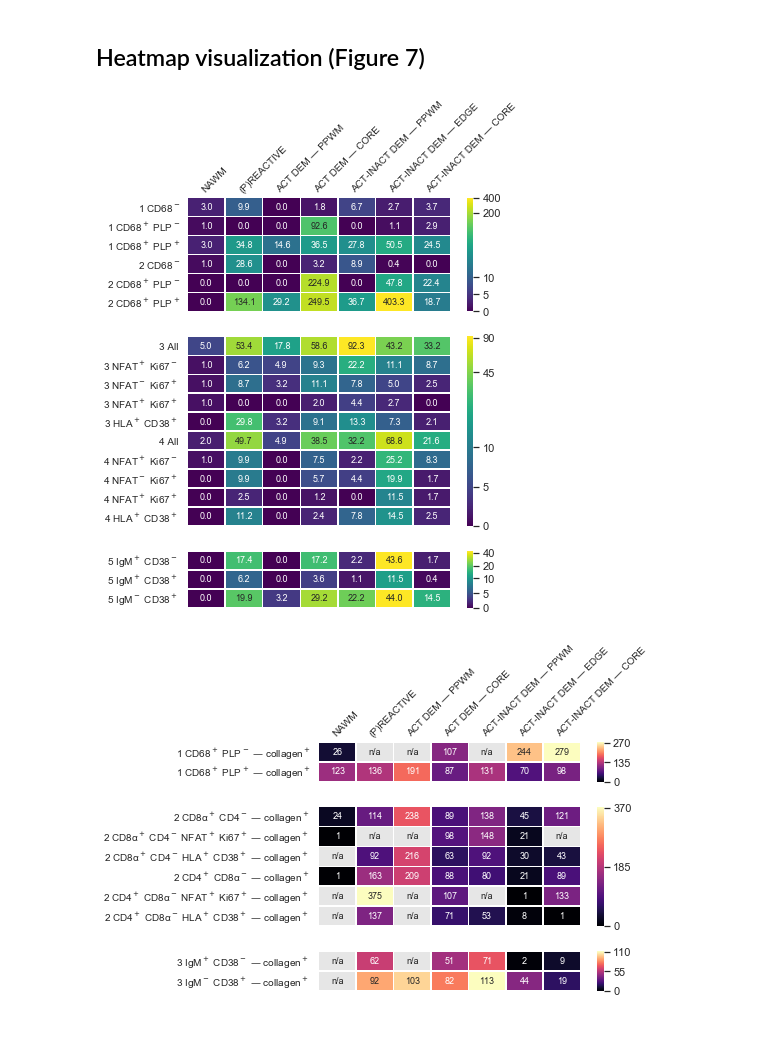
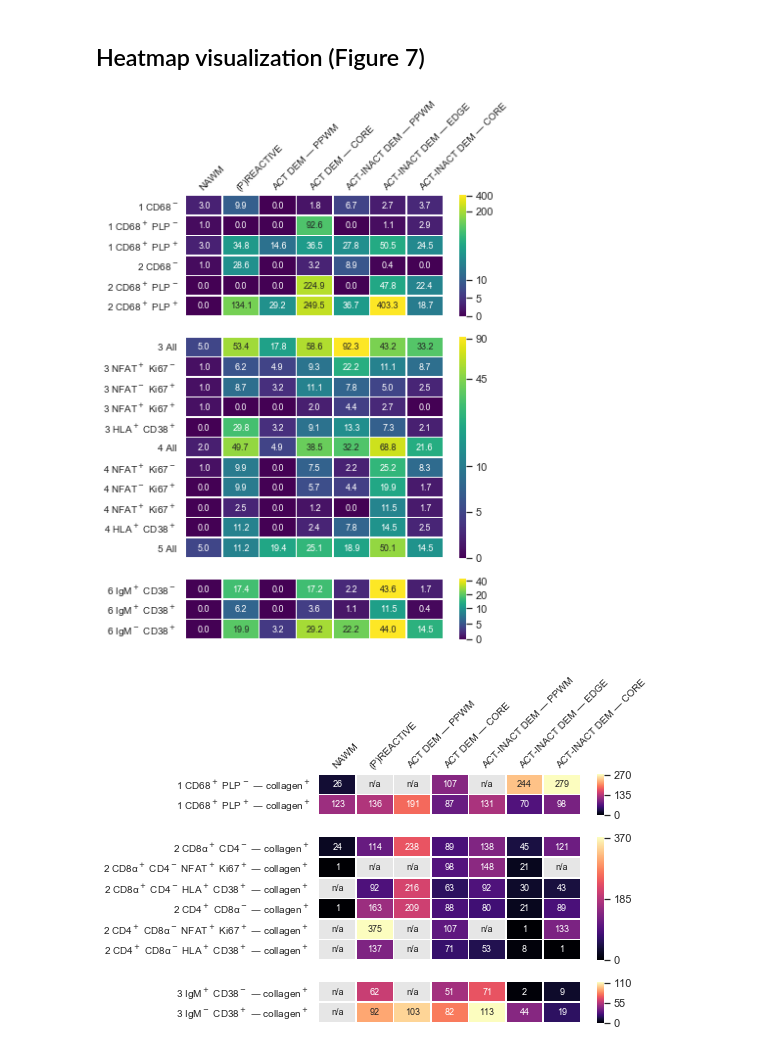
Before and after one commit to STTARR/multiple-sclerosis-imc-analysis, a Jupyter notebook: ms-lesions.ipynb, the cells around one changed output. Drawn from its saved outputs; the diff is of its cells as text; code cells hidden in the pictures.

Commit message:
Updated notebook with export for T-cell PHATE/etc. data

```diff
--- a/ms-lesions.ipynb
+++ b/ms-lesions.ipynb
@@ -441,11 +473,13 @@ output_class_map = {
         "4 NFAT$^+$ Ki67$^-$": ['Activated CD4+','Prolif. & Activ. CD4+'],
         "4 NFAT$^-$ Ki67$^+$": ['Proliferating CD4+', 'Prolif. & Activ. CD4+'],
         "4 NFAT$^+$ Ki67$^+$": ['Prolif. & Activ. CD4+'],
+
+        "5 All": ["Unclassified T Cells"],
     },
     "B Cells": {
-        "5 IgM$^+$ CD38$^-$": ['Naive B Cells'],
-        "5 IgM$^+$ CD38$^+$": ['IgM Memory B Cells'],
-        "5 IgM$^-$ CD38$^+$": ['Switched Memory B Cells'],
+        "6 IgM$^+$ CD38$^-$": ['Naive B Cells'],
+        "6 IgM$^+$ CD38$^+$": ['IgM Memory B Cells'],
+        "6 IgM$^-$ CD38$^+$": ['Switched Memory B Cells'],
     },
 }
 
@@ -534,30 +568,31 @@ areas = pd.read_csv("data/Areas_mm2.csv", index_col="ROI").reindex(roi_classes).
 # %%
 sns.set_style("white")
 sns.set_context("notebook", font_scale=1.)
 hm_kwargs = {"annot": True, "fmt": ".1f", "cmap": "viridis", "linewidths": 0.5, "cbar": True, "annot_kws":{"size": 9}, "norm": matplotlib.colors.SymLogNorm(10)}
 
 # Make sure height_ratios is set to the number of rows in each group, otherwise aspect ratios will be different for each square.
-f, ax = plt.subplots(3, 1, figsize=(6.1,7.5), gridspec_kw={"height_ratios": [len(myeloidcounts), len(tcounts), len(bcounts)]})
+f, ax = plt.subplots(3, 1, figsize=(6.1,8.1), gridspec_kw={"height_ratios": [len(myeloidcounts), len(tcounts), len(bcounts)]})
 sns.heatmap(myeloidcounts / areas, ax=ax[0], **hm_kwargs, cbar_kws={"orientation": "vertical", "format": "%.0f", "ticks": [0,5,10,200,400], "aspect": len(myeloidcounts)*3})
 sns.heatmap(tcounts / areas, ax=ax[1], **hm_kwargs, cbar_kws={"orientation": "vertical", "format": "%.0f", "ticks": [0,5,10,45,90], "aspect": len(tcounts)*3}, xticklabels=False)
 sns.heatmap(bcounts / areas, ax=ax[2], **hm_kwargs, cbar_kws={"orientation": "vertical", "format": "%.0f", "ticks": [0,5,10,20,40], "aspect": len(bcounts)*3}, xticklabels=False)
 
 # Adjust axes labels, etc. (rename top row of ROI labels to final names)
 ax[0].set_xticklabels(["NAWM", "(P)REACTIVE", "ACT DEM — PPWM", "ACT DEM — CORE", "ACT-INACT DEM — PPWM", "ACT-INACT DEM — EDGE", "ACT-INACT DEM — CORE"],
                       rotation=45, ha="left", rotation_mode="anchor")
 ax[0].xaxis.set_ticks_position("top")
 ax[0].tick_params(length=0)
 for a in ax:
     a.set_xlabel(None)
     a.tick_params(labelsize=10)
 
 # Hack needed to shift the labels on the first subplot to the left to match others
 for label in ax[0].yaxis.get_majorticklabels(): label.set_x(-0.015)
 f.tight_layout()
+f.savefig("figures/heatmap_frequency.png", dpi=300, bbox="tight")
 
-# 1 - Macrophages, 2 - Microglia, 3 - CD8+ T Cells, 4 - CD4+ T Cells, 5 - B Cells (add in post)
+# 1 - Macrophages, 2 - Microglia, 3 - CD8+ T Cells, 4 - CD4+ T Cells, 5 - Unclassified T Cells, 6 - B Cells (add in post)
 # %% [output]
-[figure, old version]
+[figure, new version]
 # %%
 sns.set_style("white")
 sns.set_context("notebook", font_scale=1.)
@@ -588,7 +623,8 @@ for a in ax:
         if text.get_text() == "-1": text.set_text("n/a")
 
 f.tight_layout()
+f.savefig("figures/heatmap_vesseldistance.png", dpi=300, bbox="tight")
 
 # 1 - Macrophages, 2 - T Cells, 3 - B Cells (add in post)
 # %% [output]
-[figure, old version]
+[figure, new version]
```
Also changed, not shown: parts of 15 cells of this notebook.
